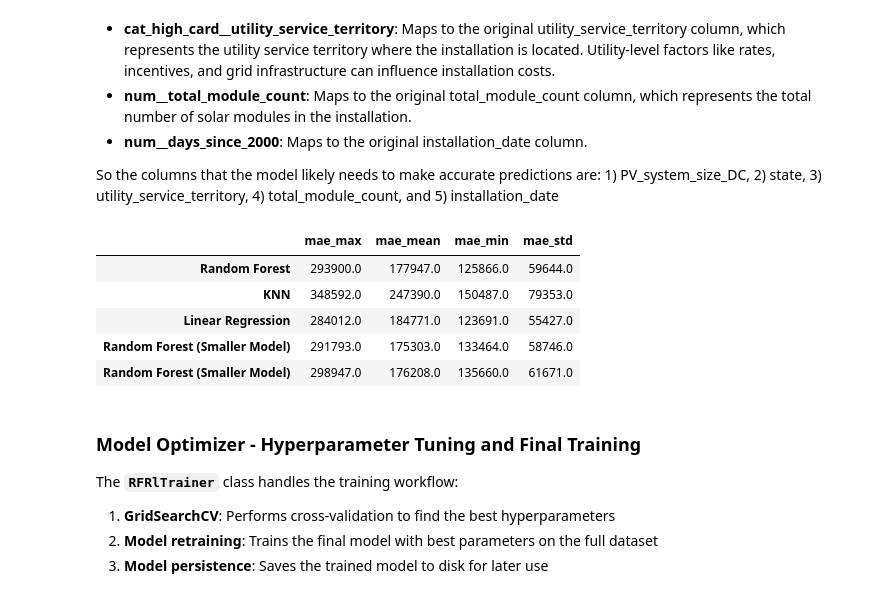
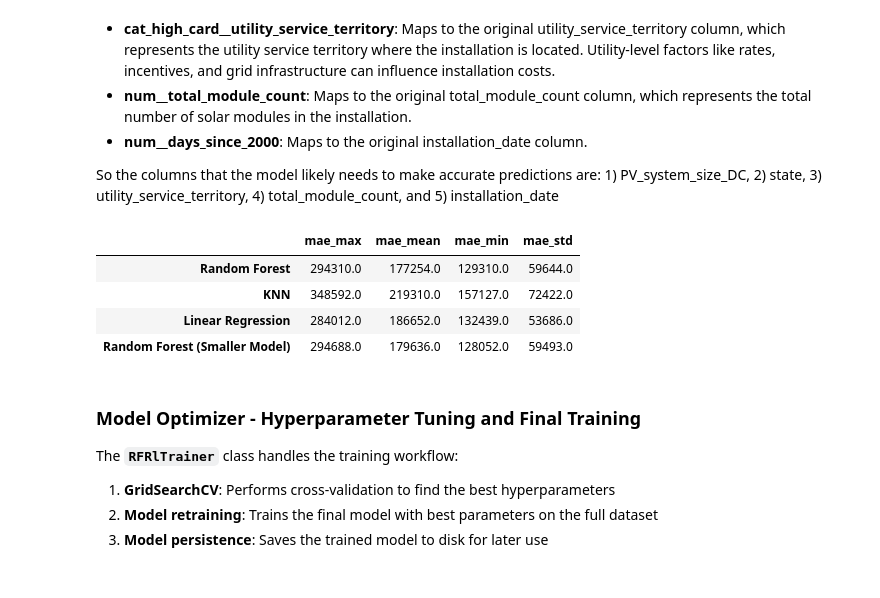
Before and after one commit to cwhitz/solar-capex-estimator, a Jupyter notebook: notebooks/Model_Development.ipynb, the cells around one changed output. Saved outputs shown, nothing was run; the diff lists cells and outputs as text; code cells hidden in the pictures.

Commit message:
Simplification of sklearn pipeline build

```diff
--- a/notebooks/Model_Development.ipynb
+++ b/notebooks/Model_Development.ipynb
@@ -717,8 +678,7 @@ Below, we instantiate our `FeatureEngineer` and apply it to our cleaned dataset
 # %%
 feature_engineer = FeatureEngineer()
 
-feature_engineer.load_data(cleaned_df)
-engineered_df = feature_engineer.engineer_features()
+engineered_df = feature_engineer.fit_transform(cleaned_df)
 # %% [markdown]
 ---------------------
 
@@ -915,27 +900,34 @@ from sklearn.ensemble import RandomForestRegressor
 from sklearn.neighbors import KNeighborsRegressor
 from sklearn.linear_model import LinearRegression
 
-from sklearn.model_selection import train_test_split, cross_val_score
+from sklearn.model_selection import cross_val_score
+
+feature_engineer = FeatureEngineer()
+tts_preprocessor = TTSPreprocessor()
+
 
 rfr_pipeline = Pipeline([
-    ("preprocessor", built_preprocessor),
-    ("model", RandomForestRegressor(random_state=42, n_estimators=100, max_depth=9))
+    ("feature_engineering", feature_engineer),
+    ("preprocessor", tts_preprocessor),
+    ("model", RandomForestRegressor(random_state=0, n_estimators=100, max_depth=9))
 ])
 
 knn_pipeline = Pipeline([
-    ("preprocessor", built_preprocessor),
+    ("feature_engineering", feature_engineer),
+    ("preprocessor", tts_preprocessor),
     ('selector', SelectKBest(score_func=f_regression, k=5)),
     ("model", KNeighborsRegressor())
 ])
 
 lr_pipeline = Pipeline([
-    ("preprocessor", built_preprocessor),
+    ("feature_engineering", feature_engineer),
+    ("preprocessor", tts_preprocessor),
     ('selector', SelectKBest(score_func=f_regression, k=5)),
     ("model", LinearRegression())
 ])
 
-X = engineered_df.drop(columns=[preprocessor.target_col])
-y = engineered_df[preprocessor.target_col]
+X = cleaned_df.drop(columns=['total_installed_price'])
+y = cleaned_df['total_installed_price']
 
 rfr_score = cross_val_score(rfr_pipeline, X, y, cv=5, scoring='neg_mean_absolute_error')
 knn_score = cross_val_score(knn_pipeline, X, y, cv=5, scoring='neg_mean_absolute_error')
@@ -1018,42 +1018,39 @@ config['model_features'] = {
     'target': 'total_installed_price'
 }
 min_engineered_df = engineered_df.copy()
 
 min_engineered_df = min_engineered_df.filter(items=config['model_features']['features'] + [config['model_features']['target']])
 
-min_preprocessor = Preprocessor(target_col=config['model_features']['target'])
-built_min_preprocessor = min_preprocessor.build_preprocessor(min_engineered_df)
-
 min_rfr_pipeline = Pipeline([
-    ("preprocessor", built_min_preprocessor),
+    ("feature_engineering", feature_engineer),
+    ("preprocessor", tts_preprocessor),
     ("model", RandomForestRegressor(random_state=42, n_estimators=100, max_depth=9))
 ])
 
 min_rfr_score =cross_val_score(min_rfr_pipeline, min_engineered_df.drop(columns=[config['model_features']['target']]), min_engineered_df[config['model_features']['target']], cv=5, scoring='neg_mean_absolute_error')
 
 results_df = pd.concat(
     [
         results_df,
         pd.DataFrame(
             index = ['Random Forest (Smaller Model)'],
             data = {
                 'mae_max': [-min_rfr_score.min()],
                 'mae_mean': [-min_rfr_score.mean()],
                 'mae_min': [-min_rfr_score.max()],
                 'mae_std': [min_rfr_score.std()]
             }
         )
     ]
 )
 
 results_df.round(0)
 # %% [output]
 |  | mae_max | mae_mean | mae_min | mae_std |
-| Random Forest | 293900.0 | 177947.0 | 125866.0 | 59644.0 |
-| KNN | 348592.0 | 247390.0 | 150487.0 | 79353.0 |
-| Linear Regression | 284012.0 | 184771.0 | 123691.0 | 55427.0 |
-| Random Forest (Smaller Model) | 291793.0 | 175303.0 | 133464.0 | 58746.0 |
-| Random Forest (Smaller Model) | 298947.0 | 176208.0 | 135660.0 | 61671.0 |
+| Random Forest | 294310.0 | 177254.0 | 129310.0 | 59644.0 |
+| KNN | 348592.0 | 219310.0 | 157127.0 | 72422.0 |
+| Linear Regression | 284012.0 | 186652.0 | 132439.0 | 53686.0 |
+| Random Forest (Smaller Model) | 294688.0 | 179636.0 | 128052.0 | 59493.0 |
 # %% [markdown]
 ### Model Optimizer - Hyperparameter Tuning and Final Training
 
```
Also changed, not shown: parts of 11 cells of this notebook, 5 other files.
